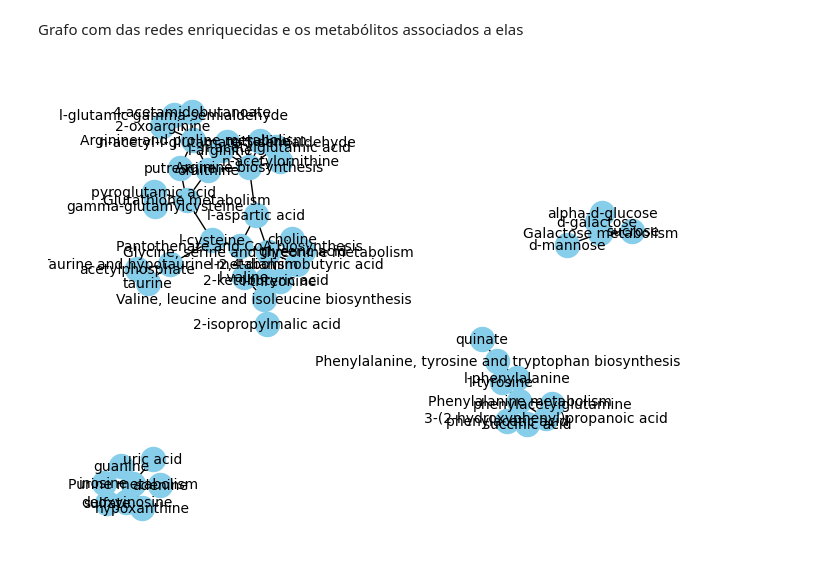
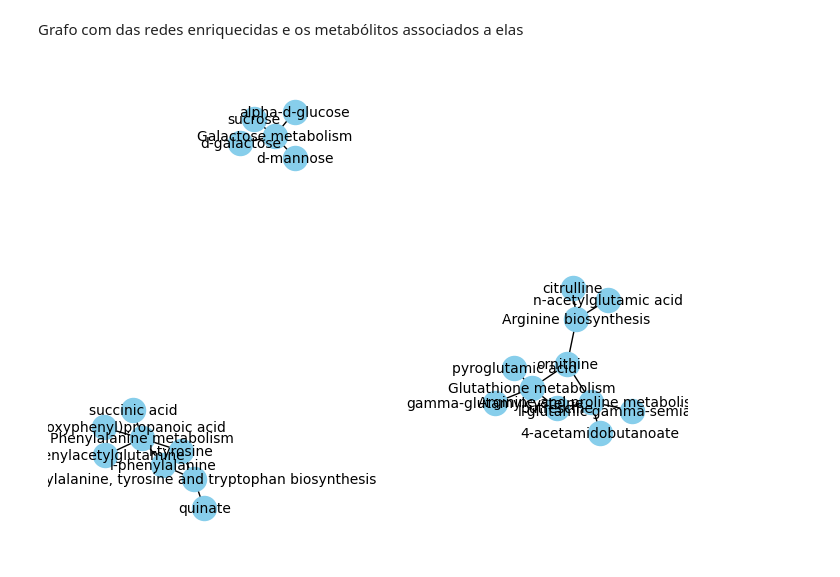
Before and after one commit to Gyovana-Moriyama/MO413-Ciencia-e-Visualizacao-de-Dados-em-Saude-2024, a Jupyter notebook: project-3-final/pipelines/notebooks/enriched_network.ipynb, the cells around one changed output. Cells and saved outputs as stored; diff of their text form; code cells hidden in the pictures.

```diff
--- a/project-3-final/pipelines/notebooks/enriched_network.ipynb
+++ b/project-3-final/pipelines/notebooks/enriched_network.ipynb
@@ -4,6 +4,7 @@ import networkx as nx
 import pandas as pd
 import matplotlib.pyplot as plt
 # %%
-metabolites = pd.read_csv('../../data/processed/metabolites_from_pathways.csv', sep=';')
+metabolites_up = pd.read_csv('../../data/processed/metabolites_from_pathways_upregulated.csv', sep=';')
+metabolites_down = pd.read_csv('../../data/processed/metabolites_from_pathways_downregulated.csv', sep=';')
 # %% [markdown]
 Grafo com das redes enriquecidas e os metabólitos associados a elas
@@ -12,3 +11,6 @@ G = nx.Graph()
+# %%
+G_up = nx.Graph()
+G_down = nx.Graph()
 # %%
-G.add_nodes_from(metabolites['Pathway'])
-G.add_nodes_from(metabolites['Query'])
+G_up.add_nodes_from(metabolites_up['Pathway'])
+G_up.add_nodes_from(metabolites_up['Query'])
@@ -15,2 +20,3 @@ G.add_nodes_from(metabolites['Query'])
 # %%
-edges = [(row['Pathway'], row['Query']) for index, row in metabolites.iterrows()]
+edges_up = [(row['Pathway'], row['Query']) for _, row in metabolites_up.iterrows()]
+G_up.add_edges_from(edges_up)
@@ -19,7 +26,7 @@ G.add_edges_from(edges)
 # %%
-#Plot do grafo
-pos = nx.spring_layout(G)
-nx.draw(G, pos, with_labels=True, node_size=300, node_color='skyblue', font_size=10, font_color='black')
+#Plot do grafo up regulated
+pos = nx.spring_layout(G_up)
+nx.draw(G_up, pos, with_labels=True, node_size=300, node_color='skyblue', font_size=10, font_color='black')
 plt.show()
 # %% [output]
-[figure, old version]
+[figure, new version]
```
Also changed, not shown: parts of 6 cells of this notebook, 39 other files.
